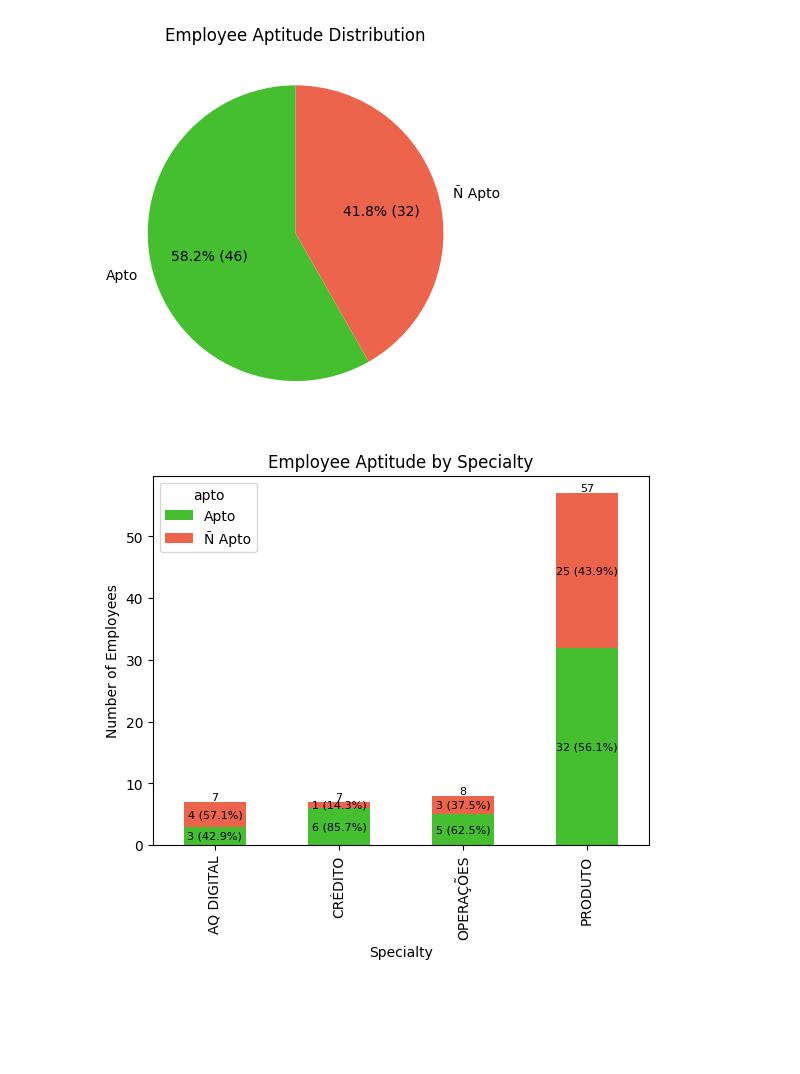
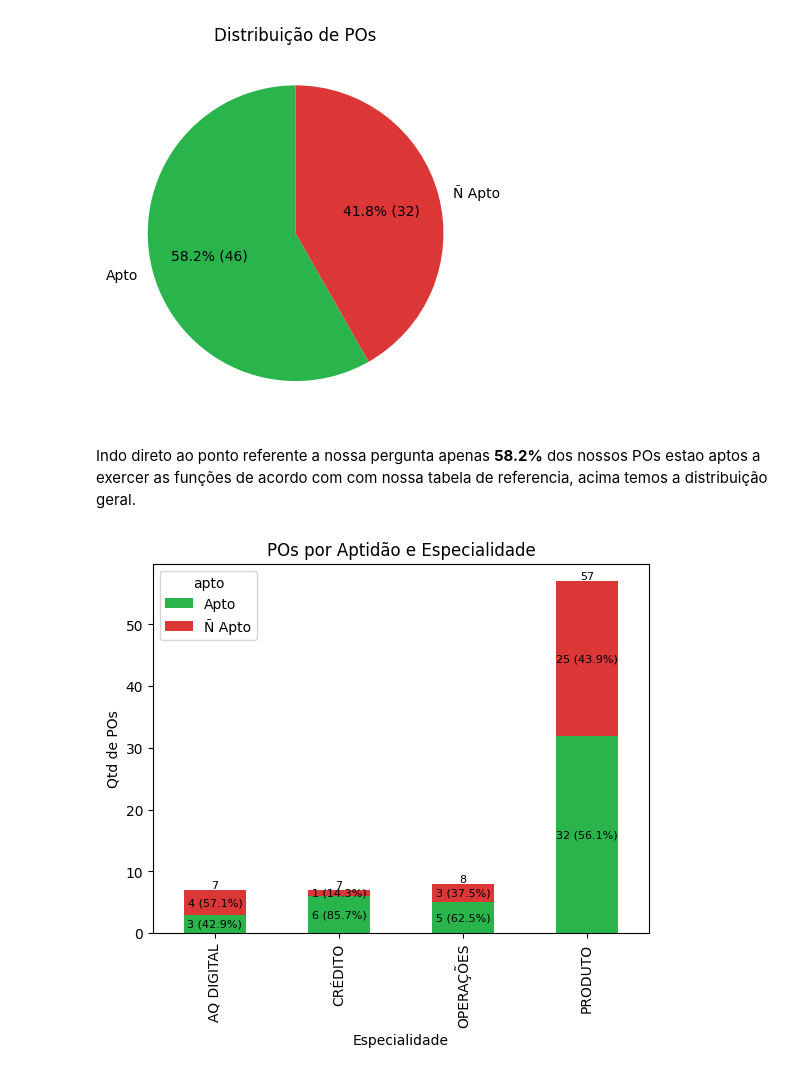
Before and after one commit to LuritoCosta/caseZup, a Jupyter notebook: case_Itau.ipynb, the cells around one changed output. Cells and saved outputs as stored; diff of their text form; code cells hidden in the pictures; blank space fills up the shorter version.

```diff
--- a/case_Itau.ipynb
+++ b/case_Itau.ipynb
@@ -36,15 +45,16 @@ Index(['ESPECIALIDADE_avaliado', 'Nome do colaborador avaliado', 'variable_x',
 # %%
 df_po_diff = df_po.groupby(['ESPECIALIDADE_avaliado','Nome do colaborador avaliado']).agg(total = ('diferenca','sum'))
 df_po_diff['apto'] = np.where(df_po_diff['total']>= 0,'Apto','Ñ Apto')
 
-# Assuming df_po_diff is already calculated as per your code
 apto_counts = df_po_diff.groupby(['apto']).size()
-colors = ['#45bf30', '#ed644c']  # Green and Red
+colors = ['#2ab54c', '#db3737']  # Green and Red
 plt.pie(apto_counts, labels=apto_counts.index, colors=colors, autopct=lambda pct: f"{pct:.1f}% ({int(pct/100.*apto_counts.sum())})", startangle=90)
-plt.title('Employee Aptitude Distribution')
+plt.title('Distribuição de POs')
 plt.show()
 # %% [output]
-[figure, old version]
+[figure, new version]
+# %% [markdown]
+Indo direto ao ponto referente a nossa pergunta apenas **58.2%** dos nossos POs estao aptos a exercer as funções de acordo com com nossa tabela de referencia, acima temos a distribuição geral.
 # %%
 df_po_diff = df_po.groupby(['ESPECIALIDADE_avaliado','Nome do colaborador avaliado']).agg(total = ('diferenca','sum'))
 df_po_diff['apto'] = np.where(df_po_diff['total']>= 0,'Apto','Ñ Apto')
@@ -53,24 +63,19 @@ df_po_diff.groupby(['ESPECIALIDADE_avaliado','apto']).size()
 
 df_plot = df_po_diff.groupby(['ESPECIALIDADE_avaliado','apto']).size().unstack().fillna(0)
 
-# Plot the stacked bar chart
-ax = df_plot.plot(kind='bar', stacked=True,color={'Ñ Apto': '#ed644c', 'Apto': '#45bf30'})
-
-# Add labels for values and percentages, excluding zeros
+ax = df_plot.plot(kind='bar', stacked=True,color={'Ñ Apto': '#db3737', 'Apto': '#2ab54c'})
 for i, (index, row) in enumerate(df_plot.iterrows()):
     total = row.sum()
     for j, value in enumerate(row):
         if value != 0:  # Check for non-zero values
             percentage = (value / total) * 100
             ax.text(i, value/2 + row[:j].sum(), f"{int(value)} ({percentage:.1f}%)", ha='center', va='center', fontsize=8)
-
-# Add labels for total counts on top of each column
 for i, total in enumerate(df_plot.sum(axis=1)):
     ax.text(i, total, f"{int(total)}", ha='center', va='bottom', fontsize=8)
 
-plt.title('Employee Aptitude by Specialty')
-plt.xlabel('Specialty')
-plt.ylabel('Number of Employees')
+plt.title('POs por Aptidão e Especialidade')
+plt.xlabel('Especialidade')
+plt.ylabel('Qtd de POs')
 plt.show()
 # %% [output]
-[figure, old version]
+[figure, new version]
```
Also changed, not shown: parts of 14 cells of this notebook.
